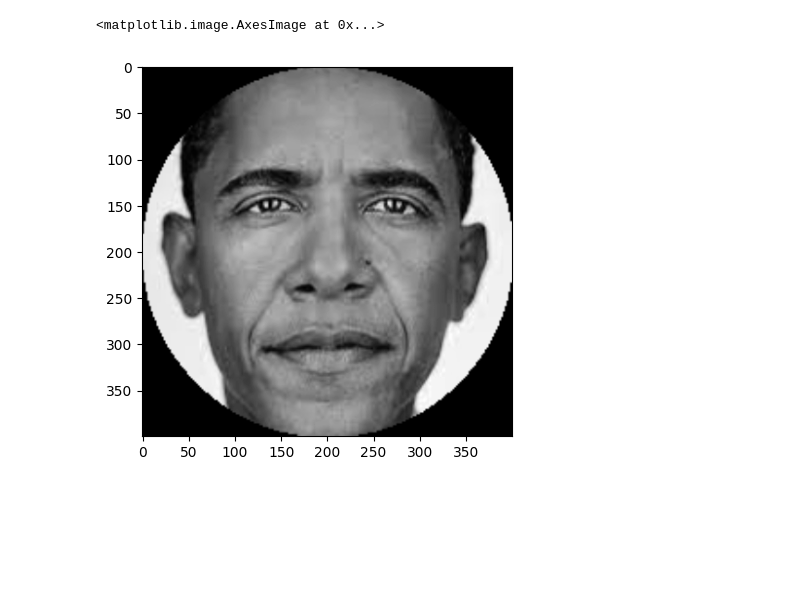
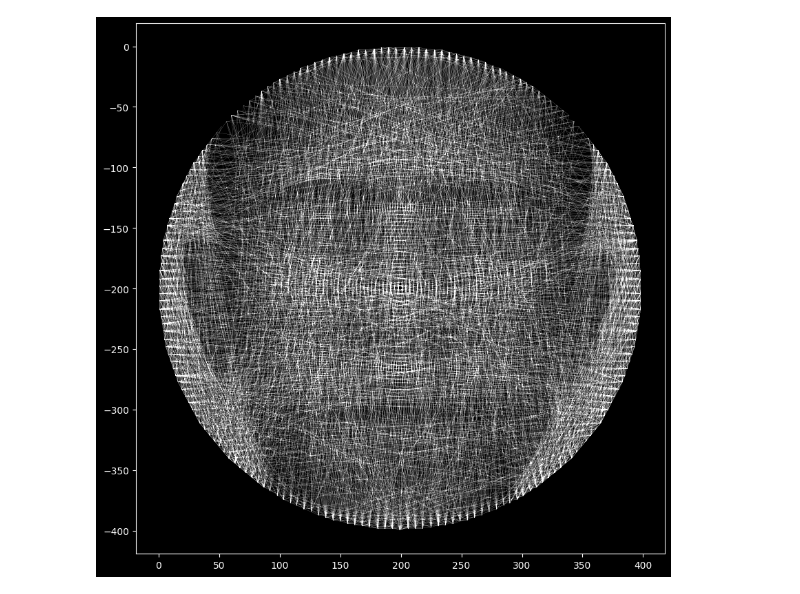
Before and after one commit to Nate-81/String-Art-Numcom, a Jupyter notebook: StringArt_Notebook.ipynb, the cells around one changed output. Drawn from its saved outputs; the diff is of its cells as text; code cells hidden in the pictures; blank space fills up the shorter version.

Commit message:
Edit: better plot method

```diff
--- a/StringArt_Notebook.ipynb
+++ b/StringArt_Notebook.ipynb
@@ -17,7 +17,7 @@ STRING_OPACITY = 60 # 0-255
 INVERTED = False
 CONTRAST = 0.9 # 0-127
 BRIGHTNESS = 0.7
-N_LINES = 1000
+N_LINES = 2000
 CHANGE_WEIGHT = 1 # How much the algo will value new pixel changes
 IMAGE_DIM = 400
 NUM_THREADS = 4
@@ -210,16 +210,16 @@ def sim(n, img):
     ys = [int(start_y)]
     current_canvas = np.zeros_like(img)
     for i in range(n):
-        start_time = time.time() # PERF CHECK
+        # start_time = time.time() # PERF CHECK
         point, new_canvas = pick_next_point(start, current_canvas, img, line_dict)
         start = point
         x, y = point.split(',')
         xs.append(int(x))
         ys.append(int(y))
         current_canvas = new_canvas
-        print("--- %s seconds ---" % (time.time() - start_time)) # PERF CHECK
+        # print("--- %s seconds ---" % (time.time() - start_time)) # PERF CHECK
 
-    return current_canvas, xs,ys
+    return current_canvas,np.array(xs),np.array(ys)
 # %%
 image = np.array(np.array(final_img).tolist())
 finished_canvas, xs,ys = sim(N_LINES, image)
@@ -258,7 +237,9 @@ plt.imshow(finished_canvas, 'gray')
 # %%
-plt.imshow(image, 'gray')
+plt.figure(figsize=(10,10))
+plt.style.use('dark_background')
+plt.plot(ys,-xs,'white',lw=0.1,alpha=1)
+plt.gca().set_aspect('equal')
 # %% [output]
-<matplotlib.image.AxesImage at 0x...>
-[figure, old version]
+[figure, new version]
 # %%
 g_thread_pool.shutdown(wait=True)
```
Also changed, not shown: parts of 5 cells of this notebook.
